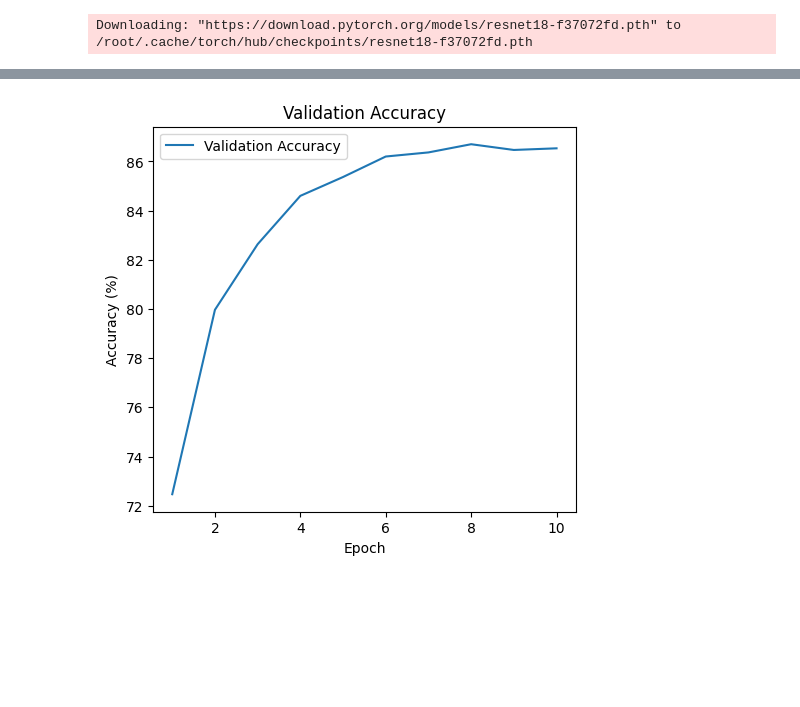
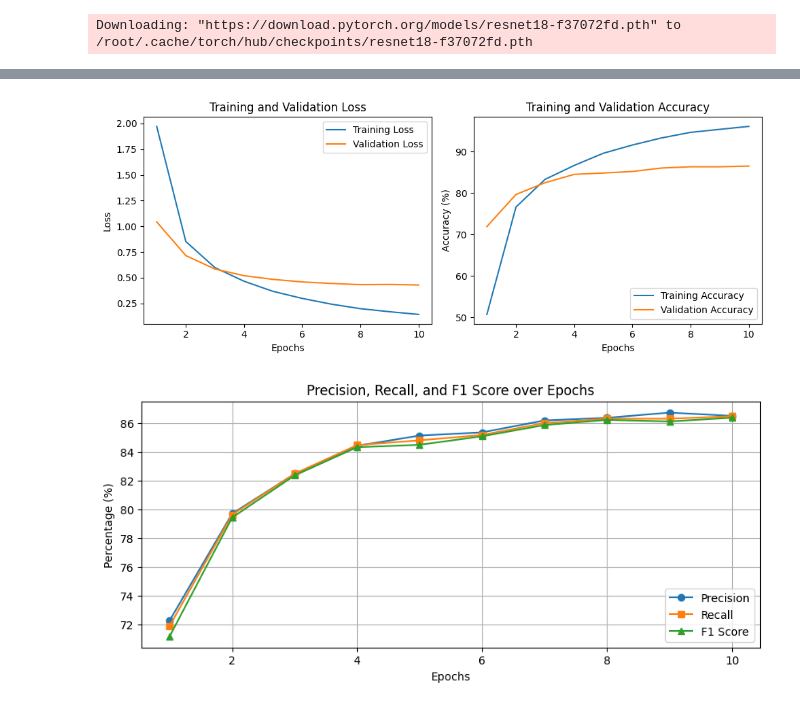
Before and after one commit to MahaJayapal/usd-computer-vision, a Jupyter notebook: models/CV_ResNet.ipynb, the cells around one changed output, grey strips where cells are left out. Cells and saved outputs as stored; diff of their text form; code cells hidden in the pictures; blank space fills up the shorter version.

```diff
--- a/models/CV_ResNet.ipynb
+++ b/models/CV_ResNet.ipynb
@@ -365,15 +369,41 @@ plt.show()
-# %%
-# Plot training loss and validation accuracy
-plt.figure(figsize=(12, 5))
-
-# Plot validation accuracy
-#plt.subplot(1, 2, 2)
-plt.plot(range(1, num_epochs + 1), val_accuracies, label='Validation Accuracy')
-plt.xlabel('Epoch')
-plt.ylabel('Accuracy (%)')
-plt.title('Validation Accuracy')
-plt.legend()
-
-plt.show()
-# %% [output]
-[figure, removed]
+# %%
+train_losses = [1.9715, 0.8523, 0.5983, 0.4657, 0.3670, 0.2987, 0.2428, 0.1990, 0.1692, 0.1430]
+train_accuracies = [50.74, 76.61, 83.27, 86.62, 89.56, 91.54, 93.25, 94.59, 95.32, 96.03]
+val_losses = [1.0427, 0.7152, 0.5846, 0.5198, 0.4836, 0.4589, 0.4441, 0.4325, 0.4345, 0.4290]
+val_accuracies = [71.90, 79.63, 82.47, 84.47, 84.80, 85.17, 86.00, 86.30, 86.30, 86.47]
+val_precisions = [72.28, 79.70, 82.47, 84.42, 85.13, 85.35, 86.18, 86.36, 86.73, 86.50]
+val_recalls = [71.90, 79.63, 82.47, 84.47, 84.80, 85.17, 86.00, 86.30, 86.30, 86.47]
+val_f1_scores = [71.18, 79.43, 82.36, 84.32, 84.49, 85.08, 85.86, 86.22, 86.11, 86.37]
+# %%
+import matplotlib.pyplot as plt
+
+
+# Define the number of epochs
+epochs = range(1, len(train_losses) + 1)
+
+# Create the plots
+plt.figure(figsize=(10, 4))
+
+# Plot Training and Validation Loss
+plt.subplot(1, 2, 1)
+plt.plot(epochs, train_losses, label='Training Loss')
+plt.plot(epochs, val_losses, label='Validation Loss')
+plt.xlabel('Epochs')
+plt.ylabel('Loss')
+plt.title('Training and Validation Loss')
+plt.legend()
+
+# Plot Training and Validation Accuracy
+plt.subplot(1, 2, 2)
+plt.plot(epochs, train_accuracies, label='Training Accuracy')
+plt.plot(epochs, val_accuracies, label='Validation Accuracy')
+plt.xlabel('Epochs')
+plt.ylabel('Accuracy (%)')
+plt.title('Training and Validation Accuracy')
+plt.legend()
+
+# Show the plots
+plt.tight_layout()
+plt.show()
+# %% [output]
+[figure, added]
@@ -379,0 +415,23 @@ plt.show()
+# %%
+import matplotlib.pyplot as plt
+
+# Create a range for epochs
+epochs = range(1, 11)
+
+# Plot the metrics
+plt.figure(figsize=(10, 4))
+plt.plot(epochs, precision, label='Precision', marker='o')
+plt.plot(epochs, recall, label='Recall', marker='s')
+plt.plot(epochs, f1_score, label='F1 Score', marker='^')
+
+# Add labels, title, and legend
+plt.xlabel('Epochs')
+plt.ylabel('Percentage (%)')
+plt.title('Precision, Recall, and F1 Score over Epochs')
+plt.legend(loc='lower right')
+
+# Show grid and plot
+plt.grid(True)
+plt.show()
+# %% [output]
+[figure, added]
```
Also changed, not shown: parts of 7 cells of this notebook.
